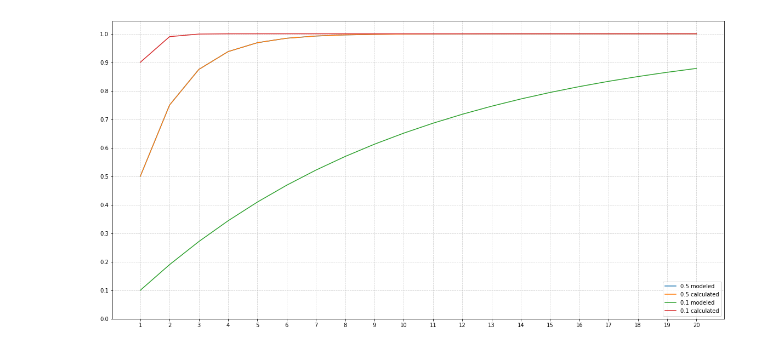
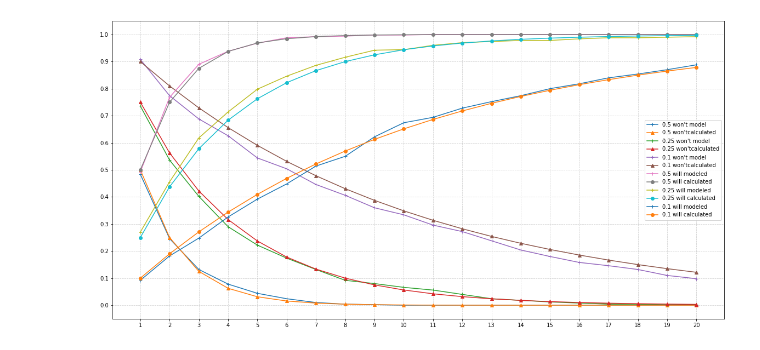
Before and after one commit to tomunger/math, a Jupyter notebook: graph-probability.ipynb, the cells around one changed output. Saved outputs shown, nothing was run; the diff lists cells and outputs as text; code cells hidden in the pictures.

Commit message:
Model event not happening.

```diff
--- a/graph-probability.ipynb
+++ b/graph-probability.ipynb
@@ -34,19 +80,24 @@ def calculate(probability, count):
 # %%
 count = 20
 x = np.arange(1,count+1,1)
 
 
 fig = plt.figure(figsize = (20, 10))
-# Create the plot
-plt.plot(x, model(0.5, count), label="0.5 modeled")
-plt.plot(x, calculate(0.5, count), label="0.5 calculated")
-plt.plot(x, model(0.1, count), label="0.1 modeled")
-plt.plot(x, calculate(0.1, count), label="0.1 calculated")
+# Plot condition not met
+for p in (0.5, 0.25, 0.1):
+	plt.plot(x, wont_model(p, count), "+-", label=f"{p} won't model")
+	plt.plot(x, wont_calculated(p, count), "^-", label=f"{p} won'tcalculated")
+
+# Plot condition being met
+for p in (0.5, 0.25, 0.1):
+	plt.plot(x, will_model(p, count), "+-", label=f"{p} will modeled")
+	plt.plot(x, will_calculated(p, count), "o-", label=f"{p} will calculated")
+
 plt.grid(alpha =.6, linestyle ='--')
 plt.yticks(np.linspace(0,1,11))
 plt.xticks(x)
 plt.legend()
 # Show the plot
 plt.show()
 # %% [output]
-[figure, old version]
+[figure, new version]
```
Also changed, not shown: parts of 3 cells of this notebook.
